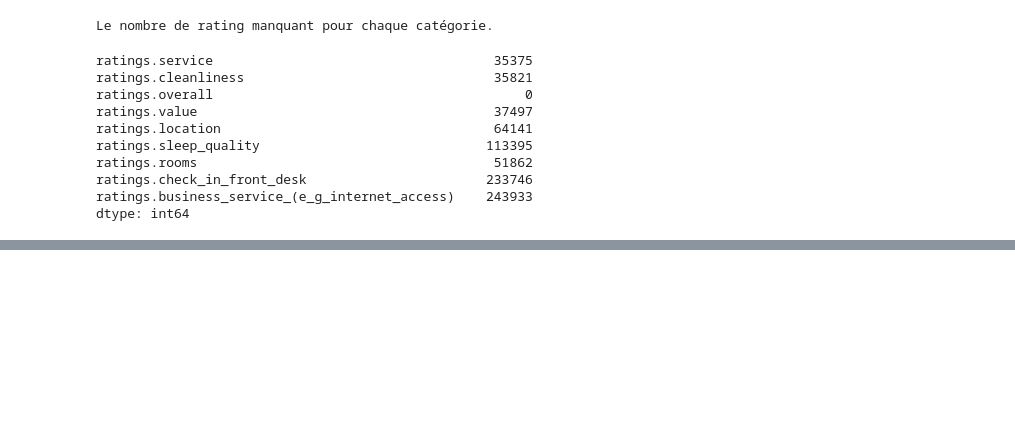
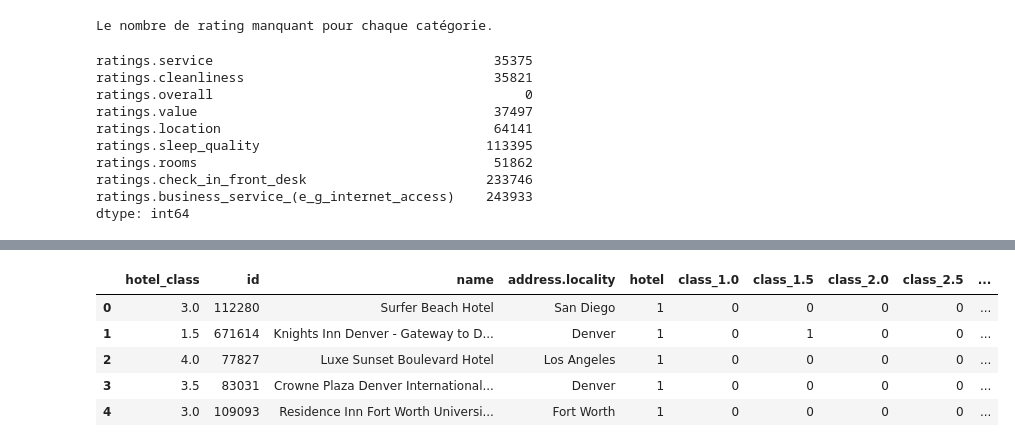
Before and after one commit to AstroNode247/tell-me-my-hotel, a Jupyter notebook: recommandations/ETL_Recs.ipynb, the cells around one changed output, grey strips where cells are left out. Drawn from its saved outputs; the diff is of its cells as text; code cells hidden in the pictures; blank space fills up the shorter version.

```diff
--- a/recommandations/ETL_Recs.ipynb
+++ b/recommandations/ETL_Recs.ipynb
@@ -96,0 +130,7 @@ dtype: int64
+# %%
+offering = pd.read_csv('../data/offers.csv')
+offering = offering.drop('Unnamed: 0', axis=1)
+offering = offering.dropna(axis=1, how='all')
+offering = offering.drop_duplicates()
+offering = offering.drop(axis=1, columns=['url', 'address.street-address', 'address.postal-code', 'region_id', 'address.region'])
+offering.head()
@@ -96,0 +144,9 @@ dtype: int64
+# %%
+categories = list(offering['type'].unique())
+create_categories = lambda val: 1 if val == cat else 0
+
+for cat in categories :
+        offering[cat] = offering['type'].apply(create_categories)
+
+offering = offering.drop(axis=1, columns='type')
+offering.head()
@@ -96,0 +160,23 @@ dtype: int64
+# %%
+def dummy_hotel_class(val):
+    try:
+        if val == hs:
+            return 1
+        else:
+            return 0
+    except AttributeError:
+        return 0
+
+hotel_class = offering['hotel_class'].unique()
+hotel_class = hotel_class[~np.isnan(hotel_class)]
+for hs in np.sort(hotel_class):
+    offering['class_' + str(hs)] = offering['hotel_class'].apply(dummy_hotel_class)
+
+offering.head()
+# %% [output]
+|  | hotel_class | id | name | address.locality | hotel | class_1.0 | class_1.5 | class_2.0 | class_2.5 | ... |
+| 0 | 3.0 | 112280 | Surfer Beach Hotel | San Diego | 1 | 0 | 0 | 0 | 0 | ... |
+| 1 | 1.5 | 671614 | Knights Inn Denver - Gateway to D... | Denver | 1 | 0 | 1 | 0 | 0 | ... |
+| 2 | 4.0 | 77827 | Luxe Sunset Boulevard Hotel | Los Angeles | 1 | 0 | 0 | 0 | 0 | ... |
+| 3 | 3.5 | 83031 | Crowne Plaza Denver International... | Denver | 1 | 0 | 0 | 0 | 0 | ... |
+| 4 | 3.0 | 109093 | Residence Inn Fort Worth Universi... | Fort Worth | 1 | 0 | 0 | 0 | 0 | ... |
```
Also changed, not shown: parts of 13 cells of this notebook.
